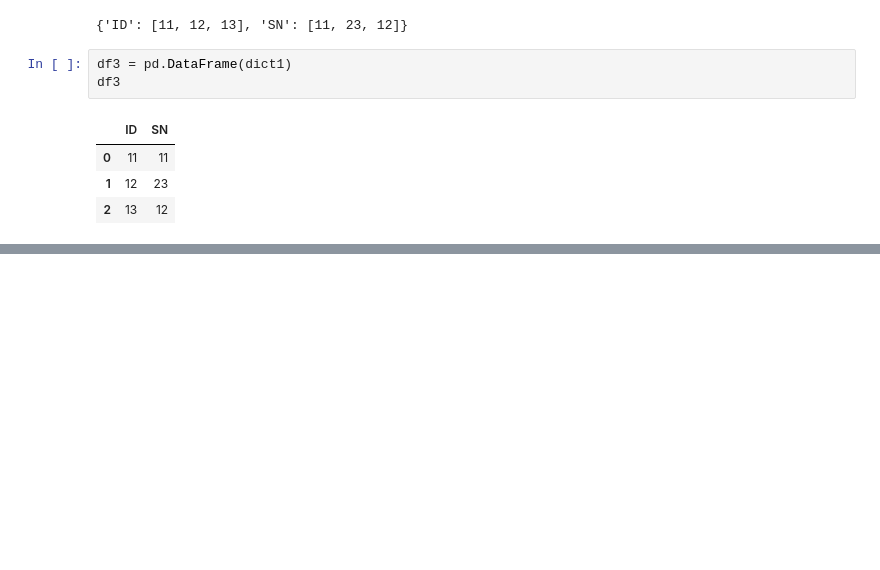
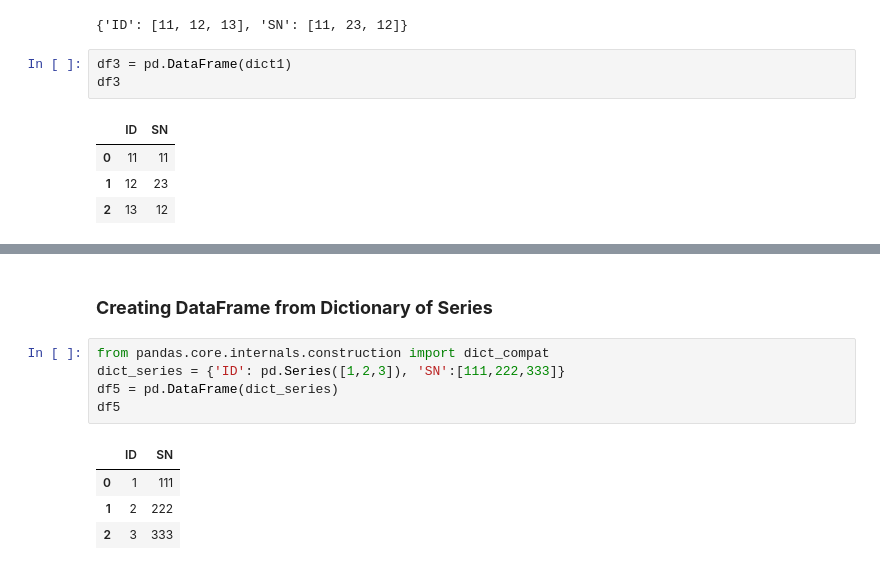
Before and after one commit to shuvookd/Machine_Learning, a Jupyter notebook: Pandas.ipynb, the cells around one changed output, grey strips where cells are left out. Cells and saved outputs as stored; diff of their text form; blank space fills up the shorter version.

```diff
--- a/Pandas.ipynb
+++ b/Pandas.ipynb
@@ -294,0 +319,12 @@ df3
+# %% [markdown]
+### **Creating DataFrame from Dictionary of Series**
+# %%
+from pandas.core.internals.construction import dict_compat
+dict_series = {'ID': pd.Series([1,2,3]), 'SN':[111,222,333]}
+df5 = pd.DataFrame(dict_series)
+df5
+# %% [output]
+|  | ID | SN |
+| 0 | 1 | 111 |
+| 1 | 2 | 222 |
+| 2 | 3 | 333 |
```
Also changed, not shown: parts of 9 cells of this notebook.
